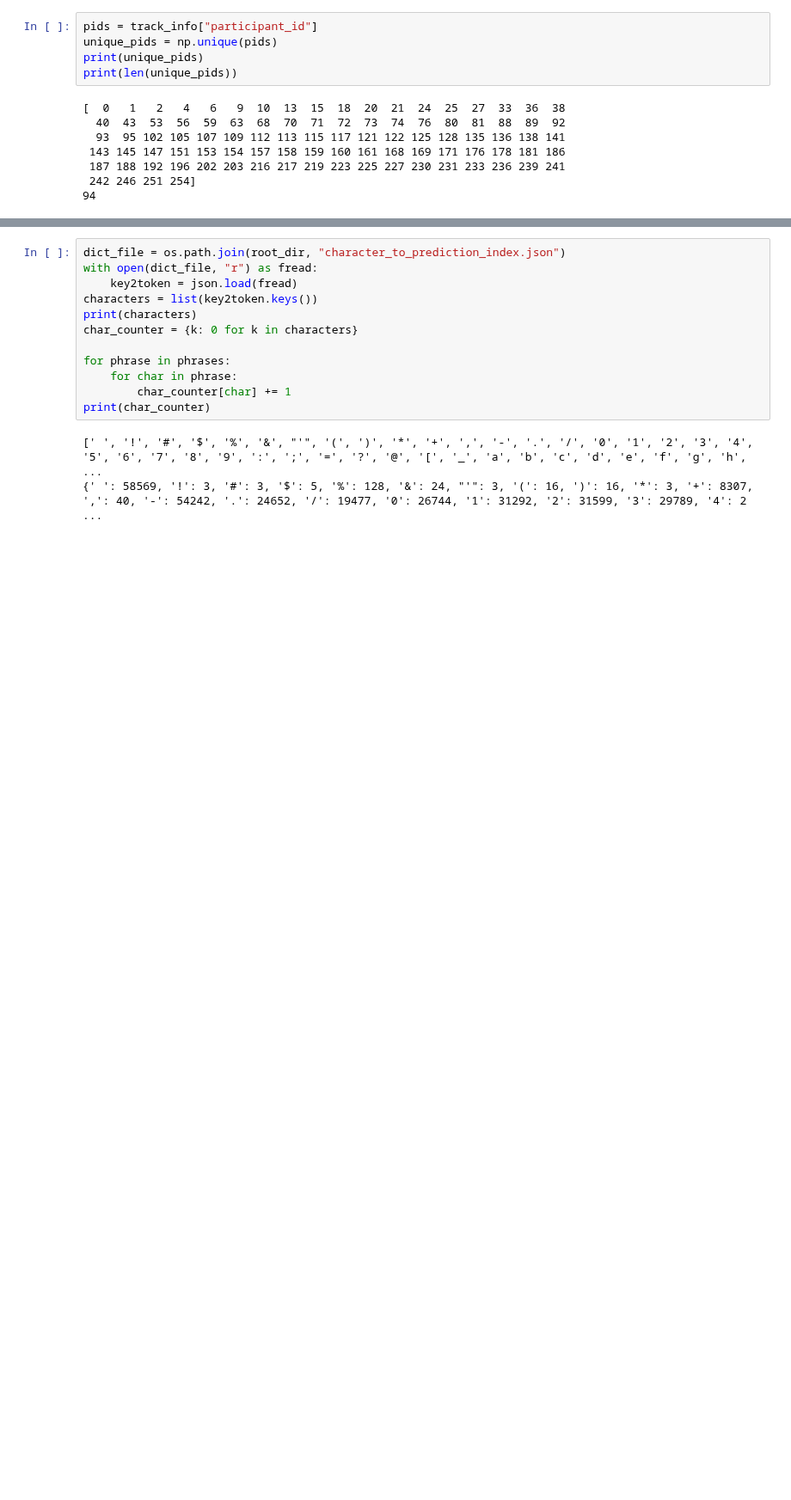
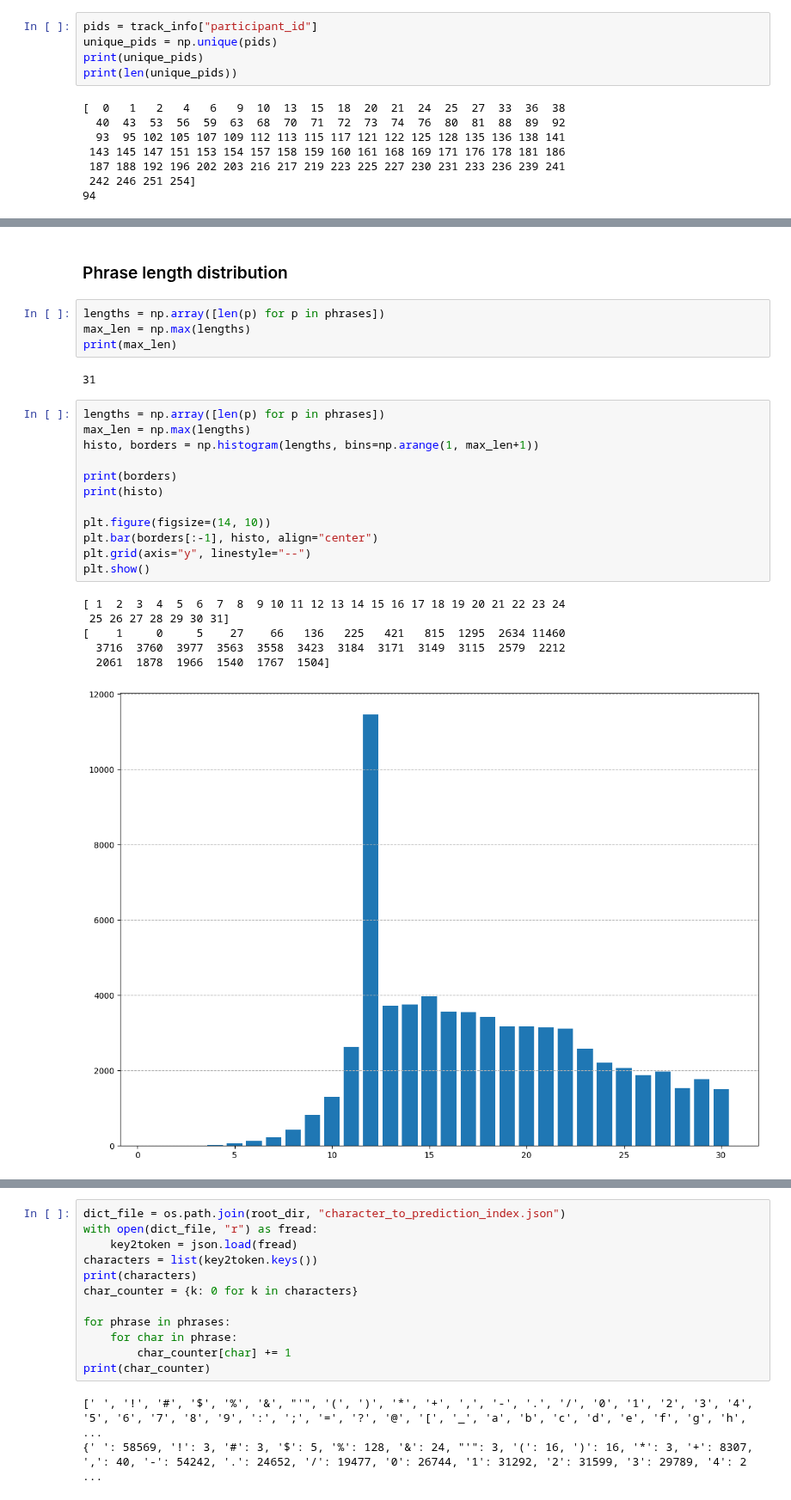
Before and after one commit to takayama-rado/trado_samples, a Jupyter notebook: colab_files/gafs_create_dataset.ipynb, the cells around one changed output, grey strips where cells are left out. Shown at 86% size. Drawn from its saved outputs; the diff is of its cells as text; blank space fills up the shorter version.

```diff
--- a/colab_files/gafs_create_dataset.ipynb
+++ b/colab_files/gafs_create_dataset.ipynb
@@ -119,2 +119,29 @@ Size of unique phrases:46478
 Ratio of unique phrases:0.6915545768360909
 Ratio of duplicate phrases:0.30844542316390905
+# %% [markdown]
+### Phrase length distribution
+# %%
+lengths = np.array([len(p) for p in phrases])
+max_len = np.max(lengths)
+print(max_len)
+# %% [output]
+31
+# %%
+lengths = np.array([len(p) for p in phrases])
+max_len = np.max(lengths)
+histo, borders = np.histogram(lengths, bins=np.arange(1, max_len+1))
+
+print(borders)
+print(histo)
+
+plt.figure(figsize=(14, 10))
+plt.bar(borders[:-1], histo, align="center")
+plt.grid(axis="y", linestyle="--")
+plt.show()
+# %% [output]
+[ 1  2  3  4  5  6  7  8  9 10 11 12 13 14 15 16 17 18 19 20 21 22 23 24
+ 25 26 27 28 29 30 31]
+[    1     0     5    27    66   136   225   421   815  1295  2634 11460
+  3716  3760  3977  3563  3558  3423  3184  3171  3149  3115  2579  2212
+  2061  1878  1966  1540  1767  1504]
+[figure, added]
```
Also changed, not shown: parts of 4 cells of this notebook.
